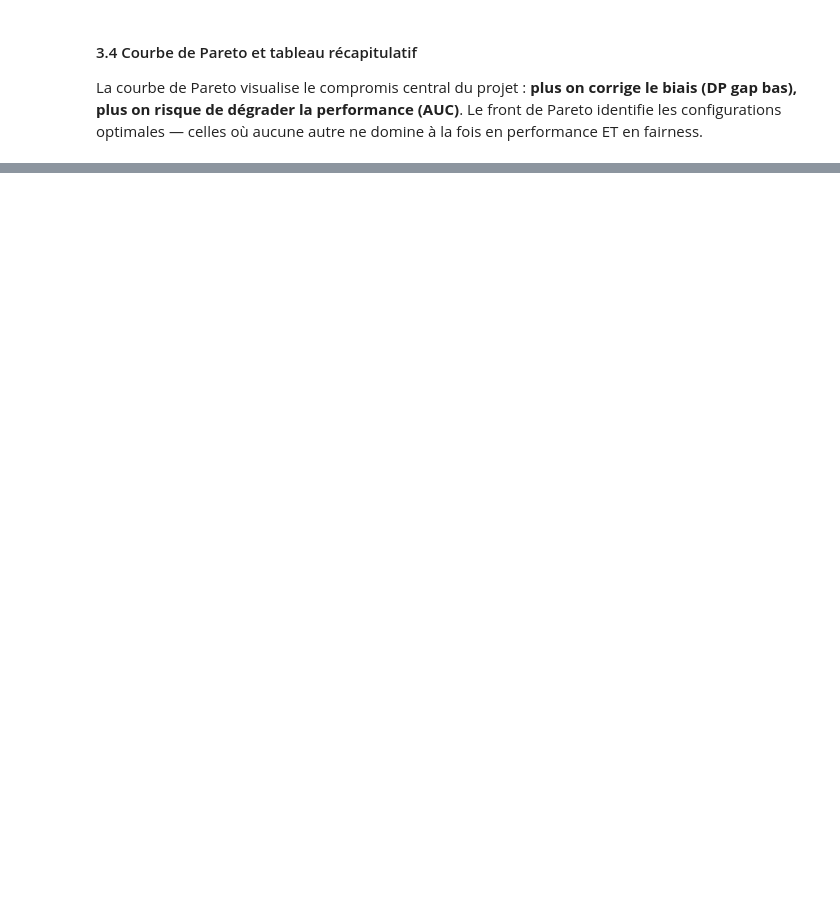
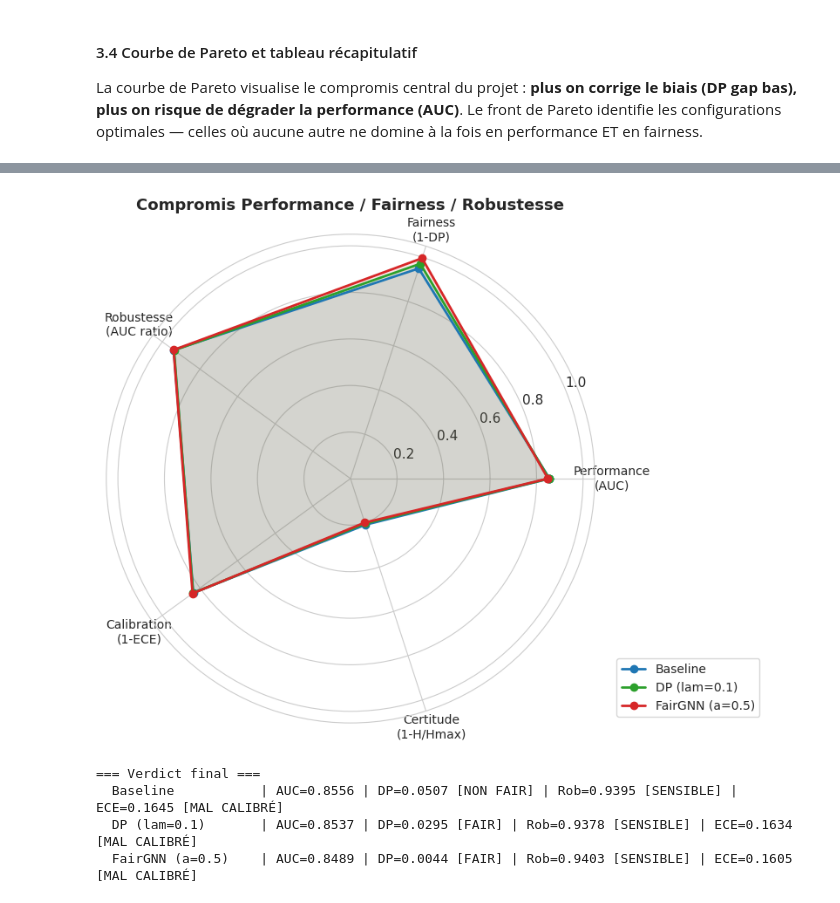
Before and after one commit to inptensib/IA-DATA708, a Jupyter notebook: notebooks/02_pipeline_ybt.ipynb, the cells around one changed output, grey strips where cells are left out. Cells and saved outputs as stored; diff of their text form; code cells hidden in the pictures; blank space fills up the shorter version.

```diff
--- a/notebooks/02_pipeline_ybt.ipynb
+++ b/notebooks/02_pipeline_ybt.ipynb
@@ -980,0 +1478,45 @@ La courbe de Pareto visualise le compromis central du projet : **plus on corrige
+# %%
+# === Radar plot ===
+fig, ax = plt.subplots(figsize=(8, 8), subplot_kw=dict(polar=True))
+
+radar_metrics = {
+    'Performance\n(AUC)': {n: s['AUC'] for n, s in summary.items()},
+    'Fairness\n(1-DP)': {n: 1 - s['DP gap'] for n, s in summary.items()},
+    'Robustesse\n(AUC ratio)': {n: s['Robustesse AUC'] for n, s in summary.items()},
+    'Calibration\n(1-ECE)': {n: 1 - s['ECE'] for n, s in summary.items()},
+    'Certitude\n(1-H/Hmax)': {n: 1 - s['Entropie moy'] / np.log(2) for n, s in summary.items()},
+}
+
+categories = list(radar_metrics.keys())
+n_cats = len(categories)
+angles = np.linspace(0, 2 * np.pi, n_cats, endpoint=False).tolist()
+angles += angles[:1]
+
+for name, color in colors_act4.items():
+    values = [radar_metrics[cat][name] for cat in categories]
+    values += values[:1]
+    ax.plot(angles, values, 'o-', color=color, label=name, lw=2, markersize=6)
+    ax.fill(angles, values, alpha=0.1, color=color)
+
+ax.set_xticks(angles[:-1])
+ax.set_xticklabels(categories, fontsize=10)
+ax.set_ylim(0, 1.05)
+ax.set_title('Compromis Performance / Fairness / Robustesse',
+             fontsize=13, fontweight='bold', pad=20)
+ax.legend(loc='lower right', fontsize=10, bbox_to_anchor=(1.35, 0))
+plt.tight_layout(); plt.show()
+
+# Verdict final
+print("\n=== Verdict final ===")
+for name, s in summary.items():
+    fair = "FAIR" if s['DP gap'] < 0.05 else "NON FAIR"
+    robust = "ROBUSTE" if s['Robustesse AUC'] > 0.95 else "SENSIBLE"
+    calib = "CALIBRÉ" if s['ECE'] < 0.05 else "MAL CALIBRÉ"
+    print(f"  {name:18s} | AUC={s['AUC']:.4f} | DP={s['DP gap']:.4f} [{fair}] | "
+          f"Rob={s['Robustesse AUC']:.4f} [{robust}] | ECE={s['ECE']:.4f} [{calib}]")
+# %% [output]
+[figure, added]
+=== Verdict final ===
+  Baseline           | AUC=0.8556 | DP=0.0507 [NON FAIR] | Rob=0.9395 [SENSIBLE] | ECE=0.1645 [MAL CALIBRÉ]
+  DP (lam=0.1)       | AUC=0.8537 | DP=0.0295 [FAIR] | Rob=0.9378 [SENSIBLE] | ECE=0.1634 [MAL CALIBRÉ]
+  FairGNN (a=0.5)    | AUC=0.8489 | DP=0.0044 [FAIR] | Rob=0.9403 [SENSIBLE] | ECE=0.1605 [MAL CALIBRÉ]
```
Also changed, not shown: parts of 25 cells of this notebook, 1 other file.
